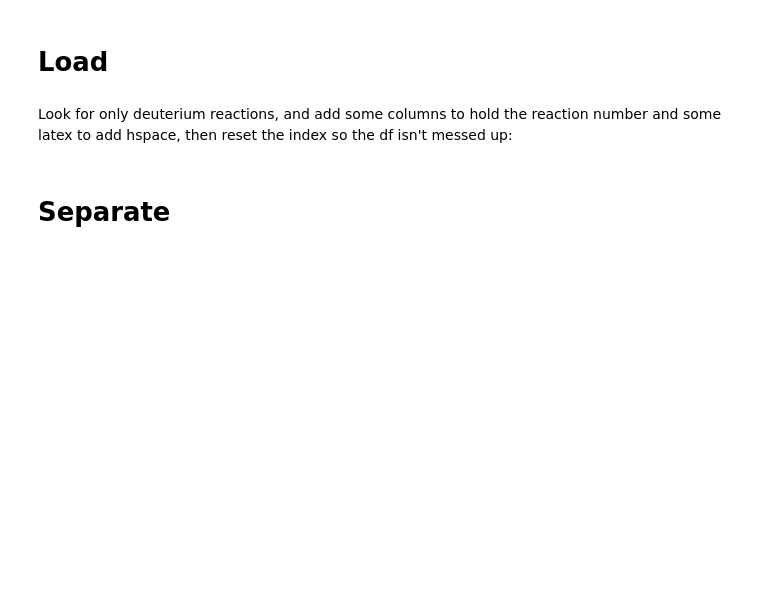
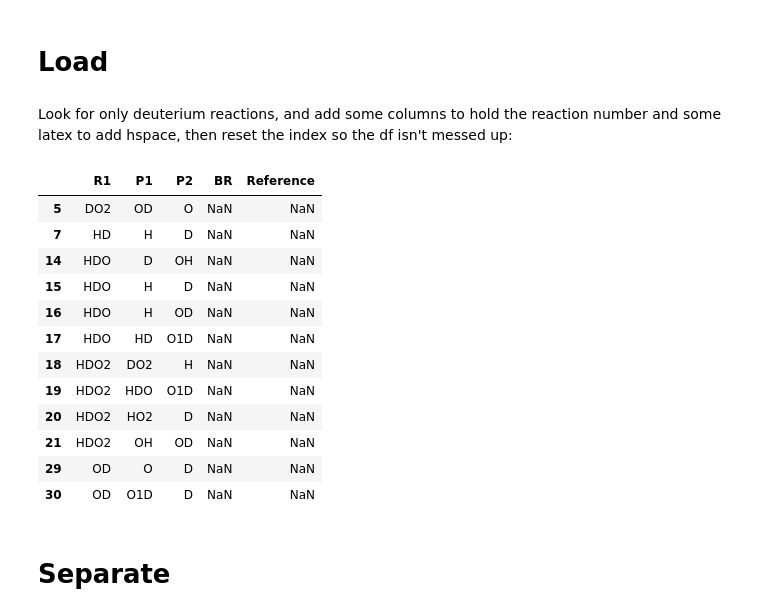
Before and after one commit to emcangi/bluejay, a Jupyter notebook: Format_Reaction_Latex_Tables_Separately.ipynb, the cells around one changed output. Drawn from its saved outputs; the diff is of its cells as text; code cells hidden in the pictures; blank space fills up the shorter version.

```diff
--- a/Format_Reaction_Latex_Tables_Separately.ipynb
+++ b/Format_Reaction_Latex_Tables_Separately.ipynb
@@ -398,6 +409,23 @@ Look for only deuterium reactions, and add some columns to hold the reaction num
 # %%
 df_photod_D = df_photod[ df_photod["R1"].str.contains("D") ]
 df_photoi_D = df_photoi[ df_photoi["R1"].str.contains("D") ]
+# %%
+df_photod_D = df_photod[df_photod["R1"].isin(D_species)]
+df_photod_D
+# %% [output]
+|  | R1 | P1 | P2 | BR | Reference |
+| 5 | DO2 | OD | O | NaN | NaN |
+| 7 | HD | H | D | NaN | NaN |
+| 14 | HDO | D | OH | NaN | NaN |
+| 15 | HDO | H | D | NaN | NaN |
+| 16 | HDO | H | OD | NaN | NaN |
+| 17 | HDO | HD | O1D | NaN | NaN |
+| 18 | HDO2 | DO2 | H | NaN | NaN |
+| 19 | HDO2 | HDO | O1D | NaN | NaN |
+| 20 | HDO2 | HO2 | D | NaN | NaN |
+| 21 | HDO2 | OH | OD | NaN | NaN |
+| 29 | OD | O | D | NaN | NaN |
+| 30 | OD | O1D | D | NaN | NaN |
 # %% [markdown]
 # Separate
 # %% [markdown]
```
Also changed, not shown: parts of 8 cells of this notebook, 7 other files.
